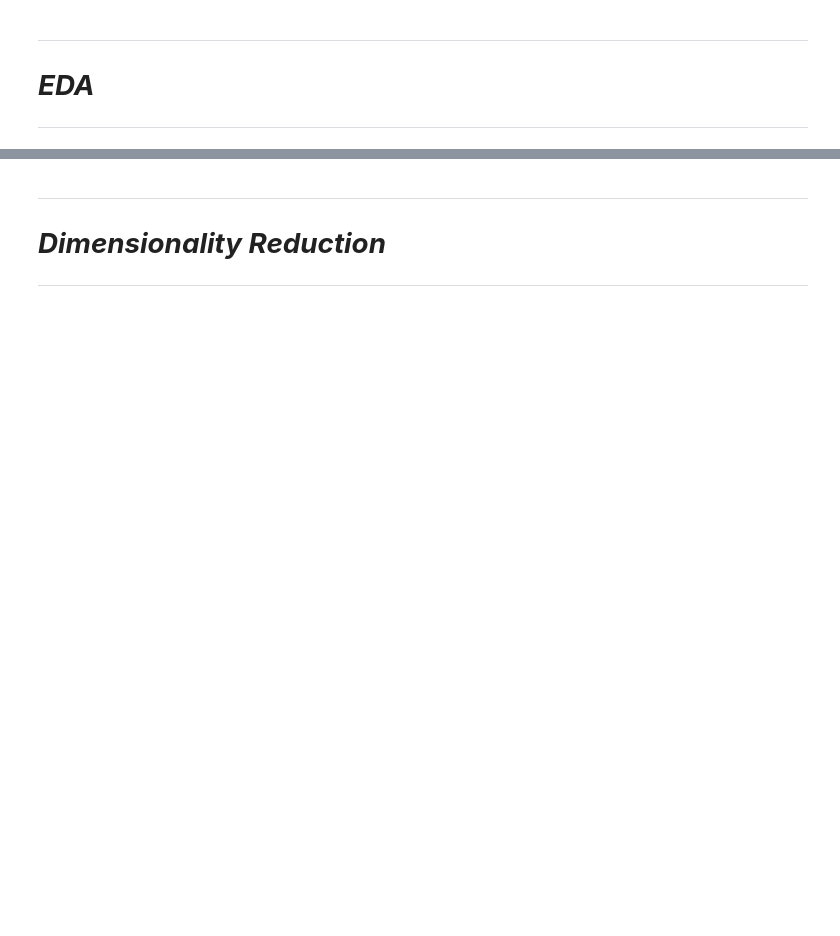
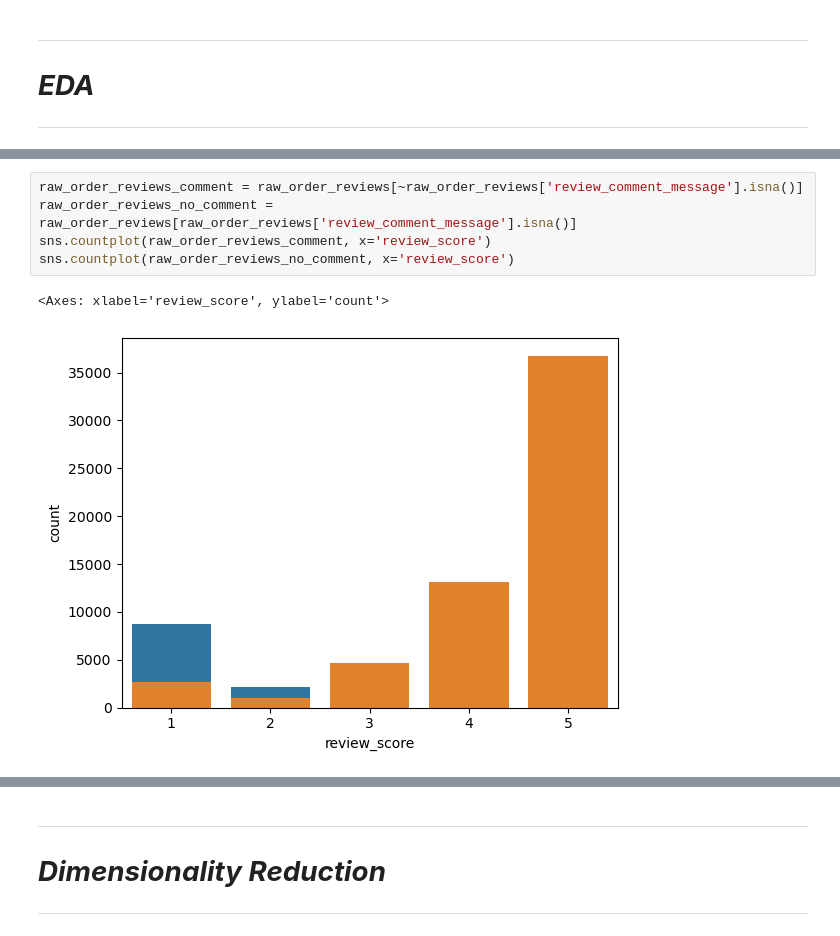
Before and after one commit to BKamyk/MachineLearning, a Jupyter notebook: Project2/workspace_p2/clustering_project.ipynb, the cells around one changed output, grey strips where cells are left out. Saved outputs shown, nothing was run; the diff lists cells and outputs as text; blank space fills up the shorter version.

```diff
--- a/Project2/workspace_p2/clustering_project.ipynb
+++ b/Project2/workspace_p2/clustering_project.ipynb
@@ -86,0 +136,8 @@ raw_orders.shape
+# %%
+raw_order_reviews_comment = raw_order_reviews[~raw_order_reviews['review_comment_message'].isna()]
+raw_order_reviews_no_comment = raw_order_reviews[raw_order_reviews['review_comment_message'].isna()]
+sns.countplot(raw_order_reviews_comment, x='review_score')
+sns.countplot(raw_order_reviews_no_comment, x='review_score')
+# %% [output]
+<Axes: xlabel='review_score', ylabel='count'>
+[figure, added]
```
Also changed, not shown: parts of 15 cells of this notebook, 1 other file.
